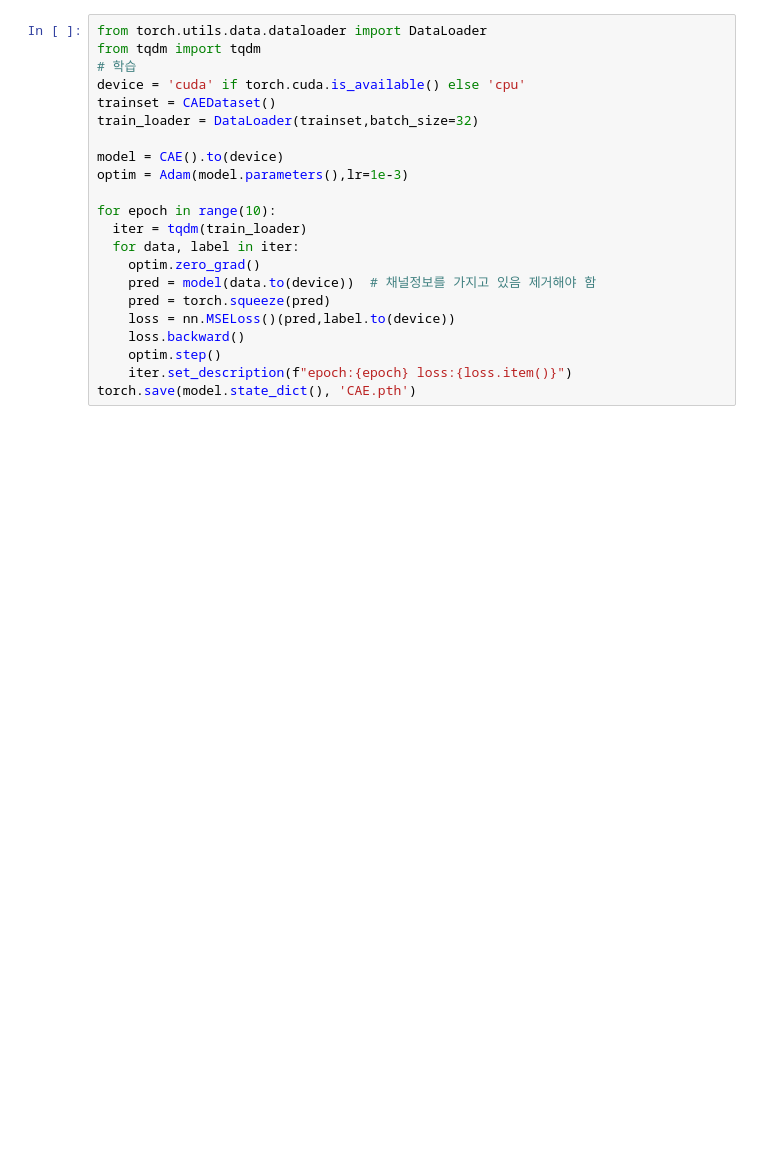
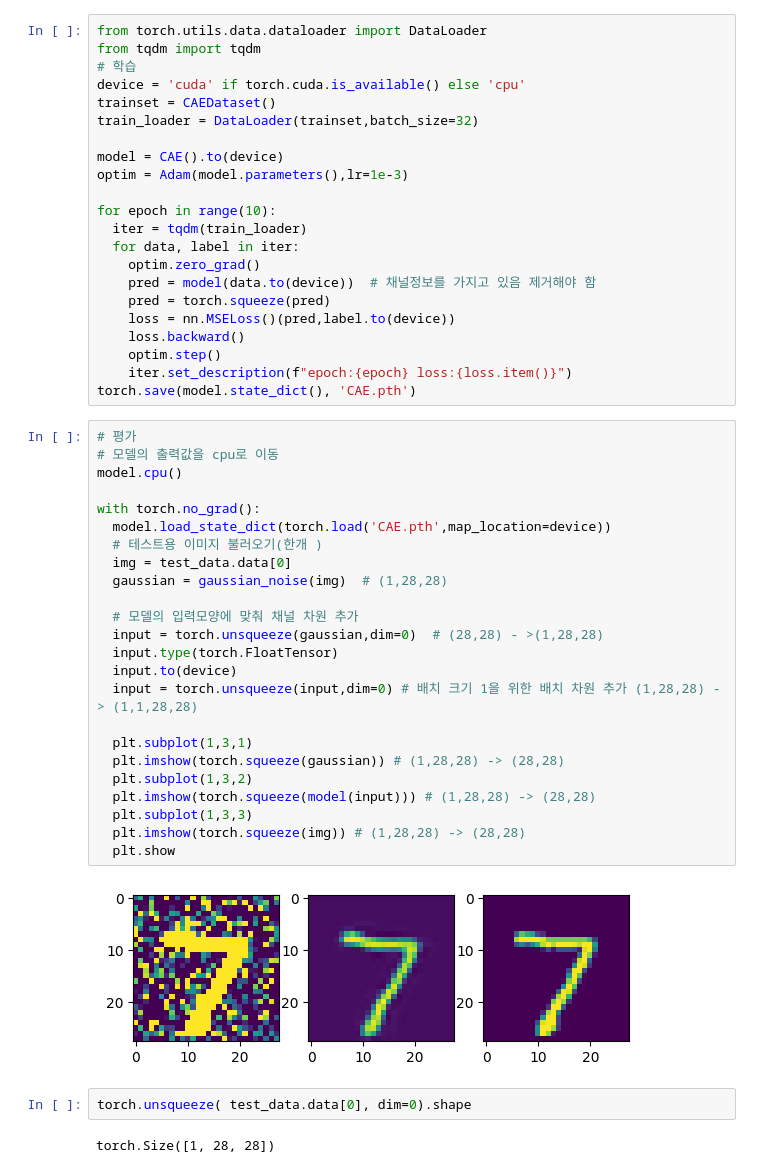
Before and after one commit to leekyuyoung202306/PYTHON, a Jupyter notebook: 15주차/[파이토치]_오토인코더.ipynb, the cells around one changed output. Cells and saved outputs as stored; diff of their text form; blank space fills up the shorter version.

```diff
--- a/15주차/[파이토치]_오토인코더.ipynb
+++ b/15주차/[파이토치]_오토인코더.ipynb
@@ -161,3 +161,33 @@ for epoch in range(10):
     optim.step()
     iter.set_description(f"epoch:{epoch} loss:{loss.item()}")
 torch.save(model.state_dict(), 'CAE.pth')
+# %%
+# 평가
+# 모델의 출력값을 cpu로 이동
+model.cpu()
+
+with torch.no_grad():
+  model.load_state_dict(torch.load('CAE.pth',map_location=device))
+  # 테스트용 이미지 불러오기(한개 )
+  img = test_data.data[0]
+  gaussian = gaussian_noise(img)  # (1,28,28)
+
+  # 모델의 입력모양에 맞춰 채널 차원 추가
+  input = torch.unsqueeze(gaussian,dim=0)  # (28,28) - >(1,28,28)
+  input.type(torch.FloatTensor)
+  input.to(device)
+  input = torch.unsqueeze(input,dim=0) # 배치 크기 1을 위한 배치 차원 추가 (1,28,28) -> (1,1,28,28)
+
+  plt.subplot(1,3,1)
+  plt.imshow(torch.squeeze(gaussian)) # (1,28,28) -> (28,28)
+  plt.subplot(1,3,2)
+  plt.imshow(torch.squeeze(model(input))) # (1,28,28) -> (28,28)
+  plt.subplot(1,3,3)
+  plt.imshow(torch.squeeze(img)) # (1,28,28) -> (28,28)
+  plt.show
+# %% [output]
+[figure, added]
+# %%
+torch.unsqueeze( test_data.data[0], dim=0).shape
+# %% [output]
+torch.Size([1, 28, 28])
```
